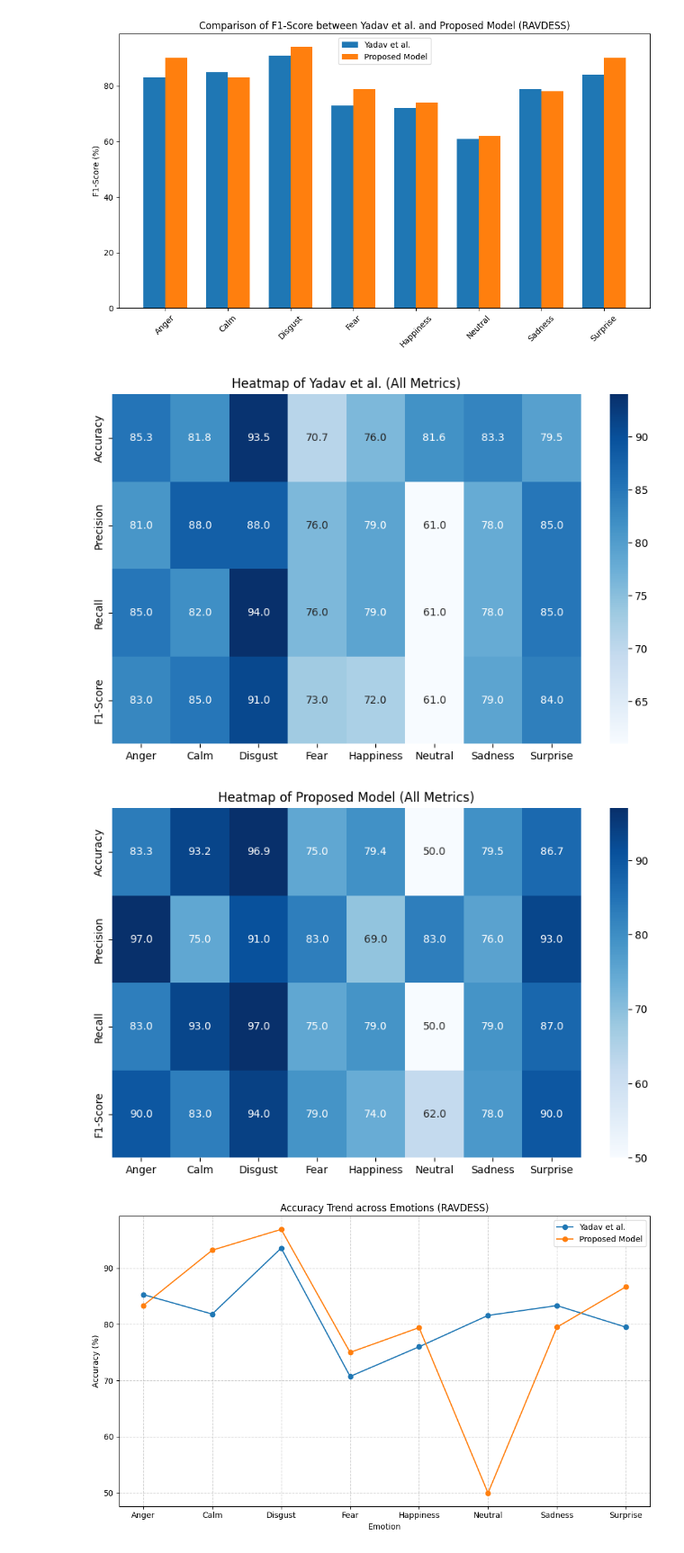
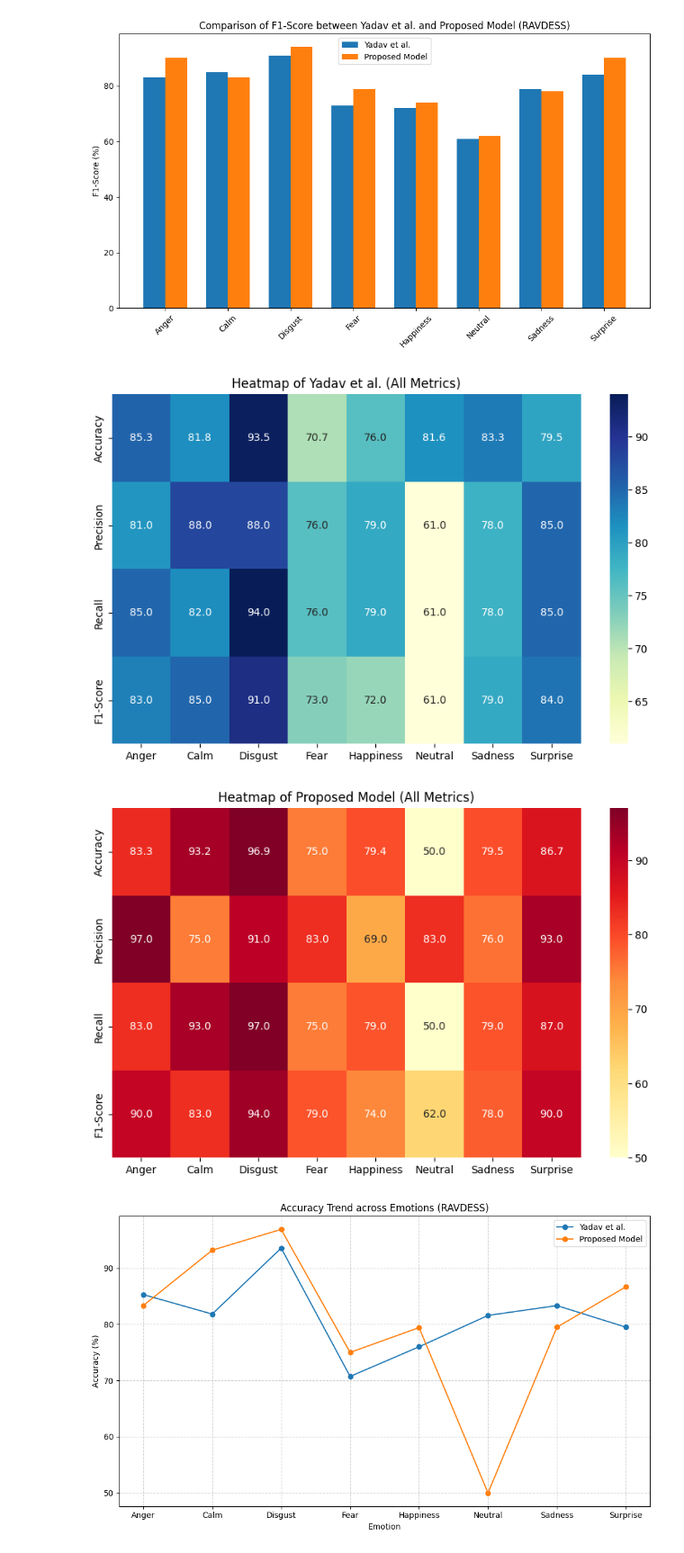
Before and after one commit to mendozaaleksy/THESIS-SER, a Jupyter notebook: notebooks/visual_stats.ipynb, the cells around one changed output. Shown at 90% size. Cells and saved outputs as stored; diff of their text form; code cells hidden in the pictures.

```diff
--- a/notebooks/visual_stats.ipynb
+++ b/notebooks/visual_stats.ipynb
@@ -52,20 +73,19 @@ for metric in metrics:
 [figure]
 [figure]
 # %%
-
 # --- Visualization 2: Heatmap ---
 plt.figure(figsize=(10, 6))
-sns.heatmap(df_yadav[metrics].T, annot=True, cmap='Blues', fmt='.1f')
+sns.heatmap(df_yadav[metrics].T, annot=True, cmap='YlGnBu', fmt='.1f')
 plt.title('Heatmap of Yadav et al. (All Metrics)')
 plt.show()
 
 plt.figure(figsize=(10, 6))
-sns.heatmap(df_proposed[metrics].T, annot=True, cmap='Blues', fmt='.1f')
+sns.heatmap(df_proposed[metrics].T, annot=True, cmap='YlOrRd', fmt='.1f')
 plt.title('Heatmap of Proposed Model (All Metrics)')
 plt.show()
 # %% [output]
-[figure, old version]
+[figure, new version]
-[figure, old version]
+[figure, new version]
 # %%
 
 # --- Visualization 3: Line Chart ---
```
Also changed, not shown: parts of 6 cells of this notebook.
